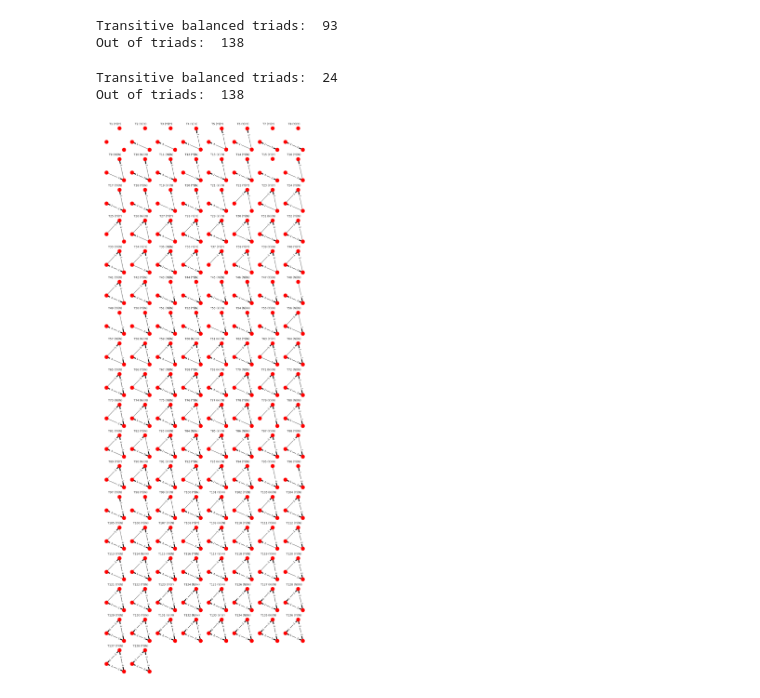
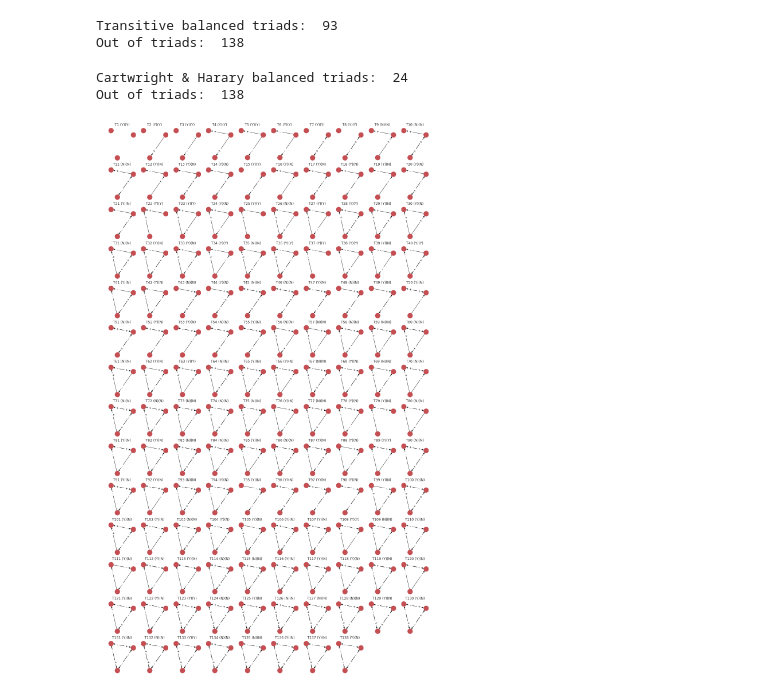
Before and after one commit to omid55/dynamic_sparse_balance_theory, a Jupyter notebook: notebooks/ssbt_138triads.ipynb, the cells around one changed output. Drawn from its saved outputs; the diff is of its cells as text; code cells hidden in the pictures.

```diff
--- a/notebooks/ssbt_138triads.ipynb
+++ b/notebooks/ssbt_138triads.ipynb
@@ -40,7 +43,16 @@ def plot_all_triads(triad_list, n=8):
         if not all_positions:
             all_positions = nx.layout.spring_layout(dgraph)
 #         edge_labels = nx.get_edge_attributes(dgraph, 'weight')
-        edge_labels = dict([((u,v,),d['weight']) for u,v,d in dgraph.edges(data=True)])
+#         edge_labels = dict([((u,v,),d['weight']) for u,v,d in dgraph.edges(data=True)])
+
+        edge_labels = []
+        for u, v, d in dgraph.edges(data=True):
+            if d['weight'] > 0:
+                edge_labels.append(((u,v,),'+'))
+            else:
+                edge_labels.append(((u,v,),'--'))
+        edge_labels = dict(edge_labels)
+
         nx.draw(dgraph, pos=all_positions, with_labels=False)
         nx.draw_networkx_edge_labels(dgraph, pos=all_positions, edge_labels=edge_labels, label_pos=0.3)
         transitivity_str = 'Y' if network_utils.is_sparsely_transitive_balanced(triad) else 'N'
@@ -73,12 +85,12 @@ for triad in triad_list:
     transitive_balances.append(bal)
     if bal:
         balanced += 1
-print('Transitive balanced triads: ', balanced)
+print('Cartwright & Harary balanced triads: ', balanced)
 print('Out of triads: ', len(triad_list))
 # %% [output]
-Transitive balanced triads:  24
+Cartwright & Harary balanced triads:  24
 Out of triads:  138
 # %%
-plot_all_triads(triad_list, n=8)
+plot_all_triads(triad_list, n=10)
 # %% [output]
-[figure, old version]
+[figure, new version]
```
Also changed, not shown: parts of 2 cells of this notebook, 2 other files.
